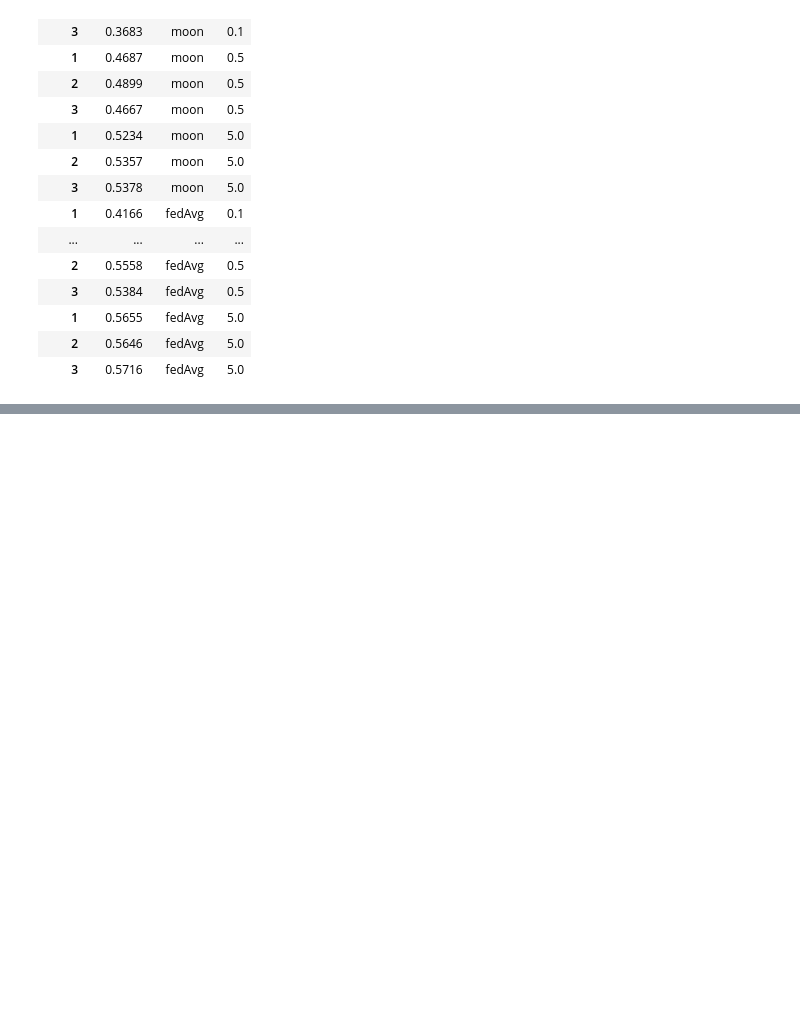
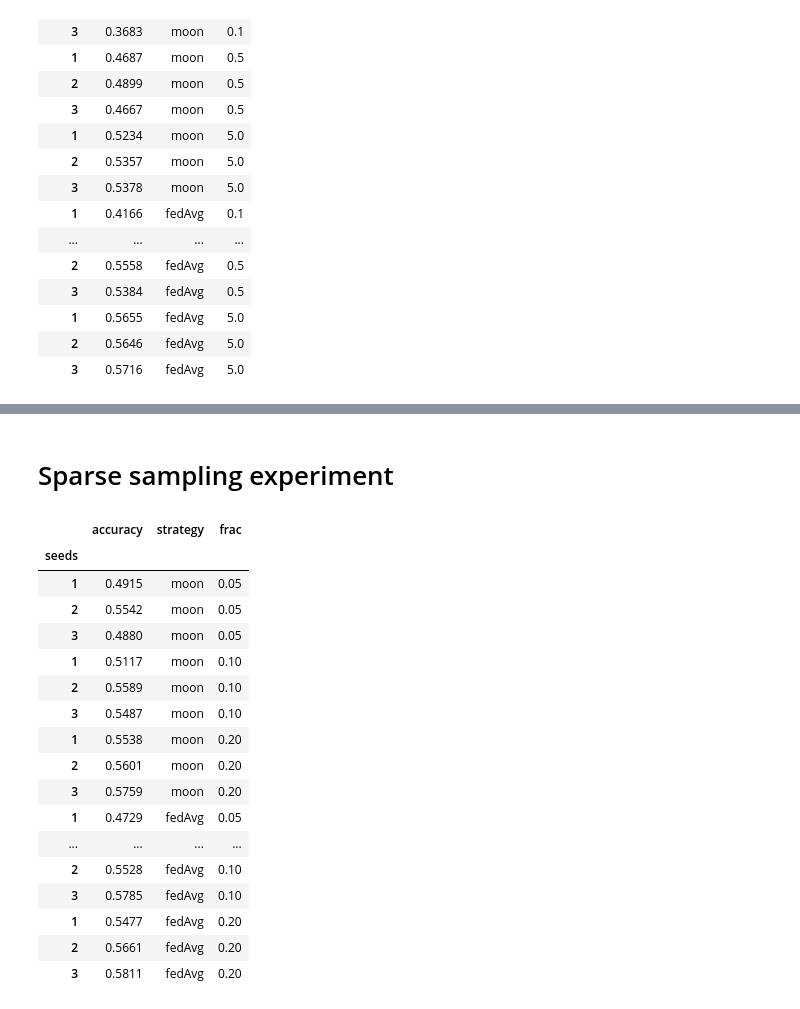
Before and after one commit to minaremeli/MOON, a Jupyter notebook: Experiments evaluation.ipynb, the cells around one changed output, grey strips where cells are left out. Cells and saved outputs as stored; diff of their text form; code cells hidden in the pictures; blank space fills up the shorter version.

```diff
--- a/Experiments evaluation.ipynb
+++ b/Experiments evaluation.ipynb
@@ -396,0 +425,2 @@ heterogeneity_accs_df
+# %% [markdown]
+# Sparse sampling experiment
@@ -397 +461,22 @@ heterogeneity_accs_df
+# %%
+sparse_accs_df
+# %% [output]
+|  | accuracy | strategy | frac |
+| seeds |  |  |  |
+| 1 | 0.4915 | moon | 0.05 |
+| 2 | 0.5542 | moon | 0.05 |
+| 3 | 0.4880 | moon | 0.05 |
+| 1 | 0.5117 | moon | 0.10 |
+| 2 | 0.5589 | moon | 0.10 |
+| 3 | 0.5487 | moon | 0.10 |
+| 1 | 0.5538 | moon | 0.20 |
+| 2 | 0.5601 | moon | 0.20 |
+| 3 | 0.5759 | moon | 0.20 |
+| 1 | 0.4729 | fedAvg | 0.05 |
+| ... | ... | ... | ... |
+| 2 | 0.5528 | fedAvg | 0.10 |
+| 3 | 0.5785 | fedAvg | 0.10 |
+| 1 | 0.5477 | fedAvg | 0.20 |
+| 2 | 0.5661 | fedAvg | 0.20 |
+| 3 | 0.5811 | fedAvg | 0.20 |
 # %%
```
Also changed, not shown: parts of 12 cells of this notebook, 2 other files.
